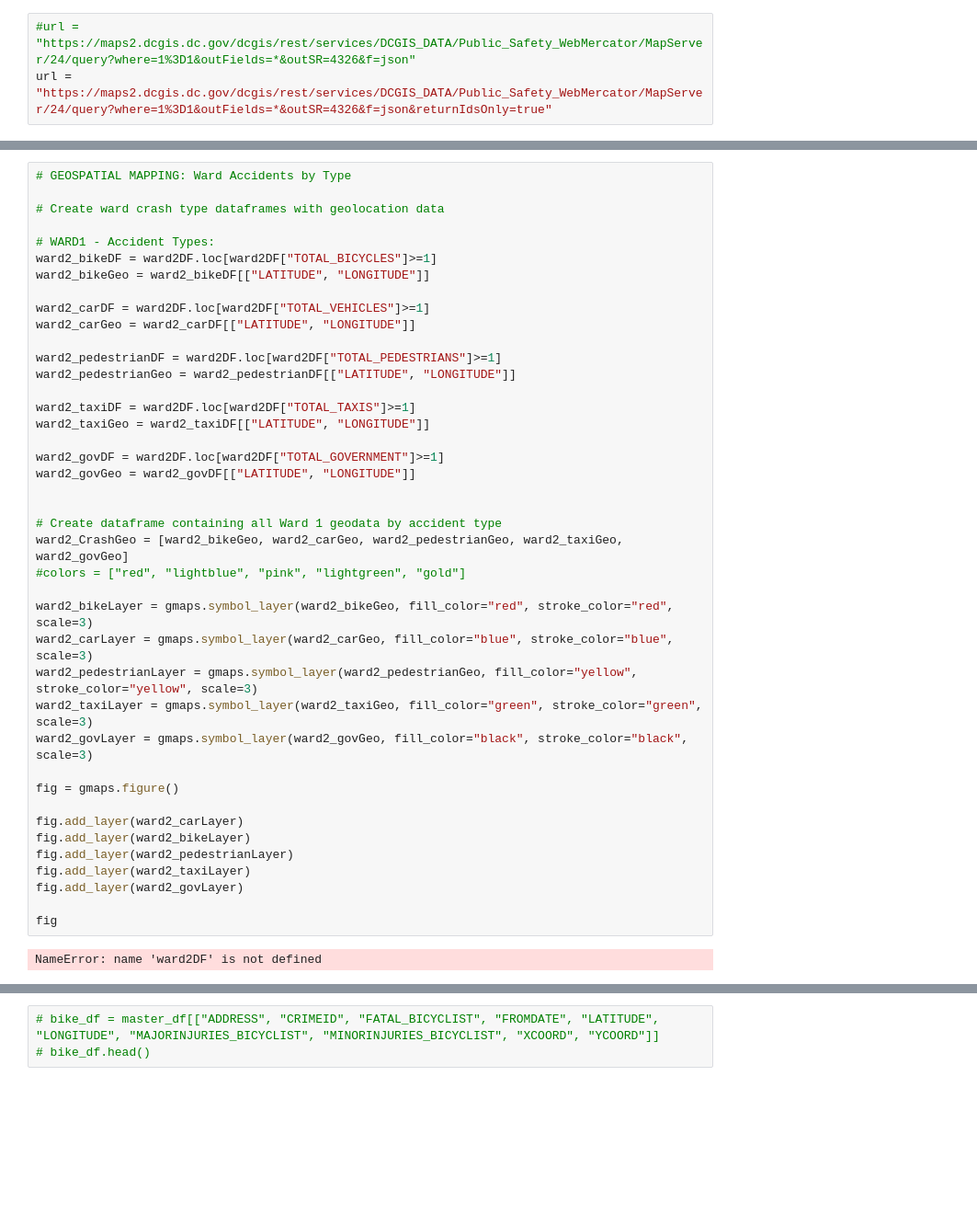
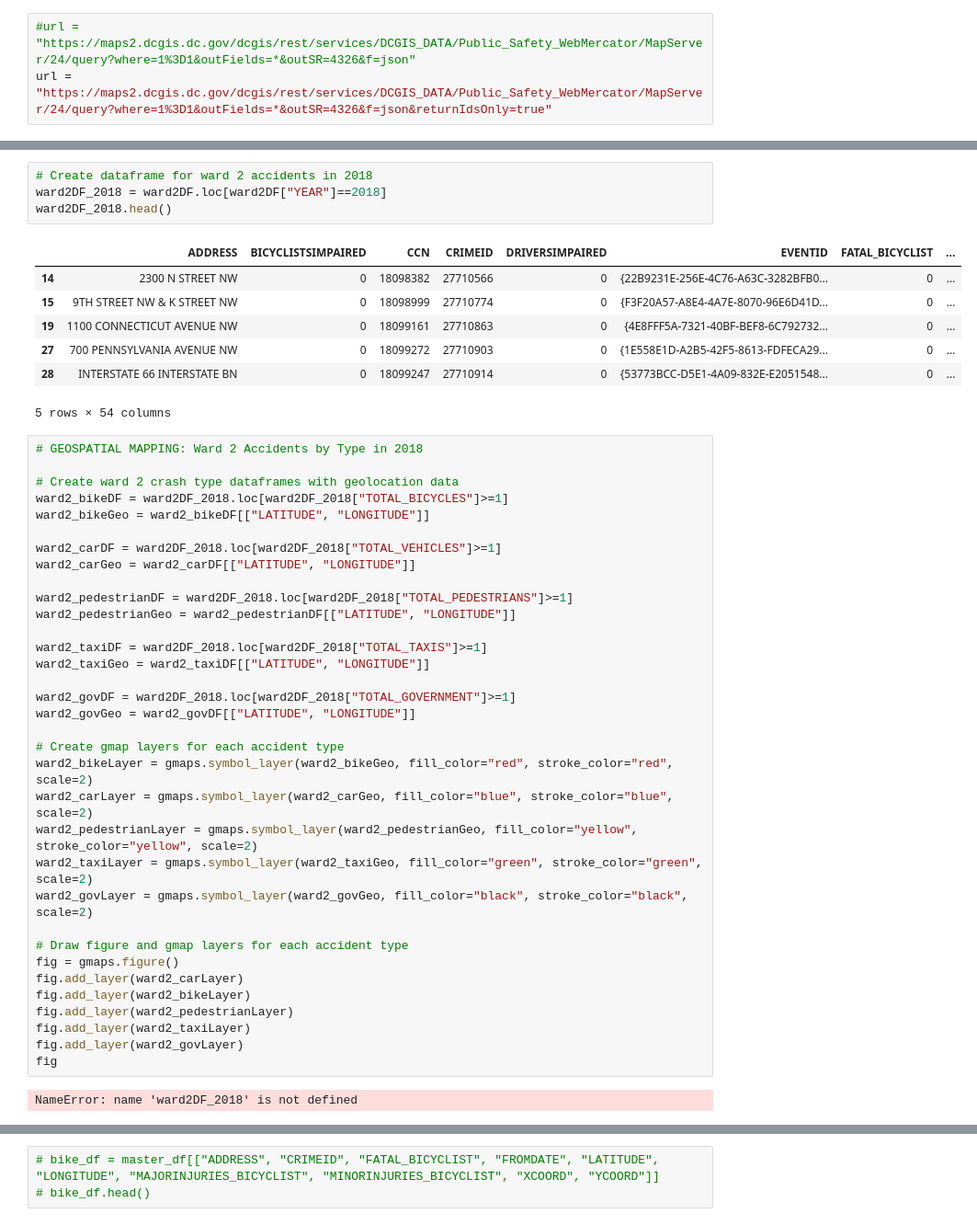
Before and after one commit to kniina/DC-Accident-Report, a Jupyter notebook: DC Crash Report.ipynb, the cells around one changed output, grey strips where cells are left out. Shown at 92% size. Saved outputs shown, nothing was run; the diff lists cells and outputs as text; blank space fills up the shorter version.

```diff
--- a/DC Crash Report.ipynb
+++ b/DC Crash Report.ipynb
@@ -352,43 +294,48 @@ plt.show()
+# %%
+# Create dataframe for ward 2 accidents in 2018
+ward2DF_2018 = ward2DF.loc[ward2DF["YEAR"]==2018]
+ward2DF_2018.head()
+# %% [output]
+|  | ADDRESS | BICYCLISTSIMPAIRED | CCN | CRIMEID | DRIVERSIMPAIRED | EVENTID | FATAL_BICYCLIST | ... |
+| 14 | 2300 N STREET NW | 0 | 18098382 | 27710566 | 0 | {22B9231E-256E-4C76-A63C-3282BFB0... | 0 | ... |
+| 15 | 9TH STREET NW & K STREET NW | 0 | 18098999 | 27710774 | 0 | {F3F20A57-A8E4-4A7E-8070-96E6D41D... | 0 | ... |
+| 19 | 1100 CONNECTICUT AVENUE NW | 0 | 18099161 | 27710863 | 0 | {4E8FFF5A-7321-40BF-BEF8-6C792732... | 0 | ... |
+| 27 | 700 PENNSYLVANIA AVENUE NW | 0 | 18099272 | 27710903 | 0 | {1E558E1D-A2B5-42F5-8613-FDFECA29... | 0 | ... |
+| 28 | INTERSTATE 66 INTERSTATE BN | 0 | 18099247 | 27710914 | 0 | {53773BCC-D5E1-4A09-832E-E2051548... | 0 | ... |
+5 rows × 54 columns
 # %%
-# GEOSPATIAL MAPPING: Ward Accidents by Type
+# GEOSPATIAL MAPPING: Ward 2 Accidents by Type in 2018
 
-# Create ward crash type dataframes with geolocation data
-
-# WARD1 - Accident Types:
-ward2_bikeDF = ward2DF.loc[ward2DF["TOTAL_BICYCLES"]>=1]
+# Create ward 2 crash type dataframes with geolocation data
+ward2_bikeDF = ward2DF_2018.loc[ward2DF_2018["TOTAL_BICYCLES"]>=1]
 ward2_bikeGeo = ward2_bikeDF[["LATITUDE", "LONGITUDE"]]
 
-ward2_carDF = ward2DF.loc[ward2DF["TOTAL_VEHICLES"]>=1]
+ward2_carDF = ward2DF_2018.loc[ward2DF_2018["TOTAL_VEHICLES"]>=1]
 ward2_carGeo = ward2_carDF[["LATITUDE", "LONGITUDE"]]
 
-ward2_pedestrianDF = ward2DF.loc[ward2DF["TOTAL_PEDESTRIANS"]>=1]
+ward2_pedestrianDF = ward2DF_2018.loc[ward2DF_2018["TOTAL_PEDESTRIANS"]>=1]
 ward2_pedestrianGeo = ward2_pedestrianDF[["LATITUDE", "LONGITUDE"]]
 
-ward2_taxiDF = ward2DF.loc[ward2DF["TOTAL_TAXIS"]>=1]
+ward2_taxiDF = ward2DF_2018.loc[ward2DF_2018["TOTAL_TAXIS"]>=1]
 ward2_taxiGeo = ward2_taxiDF[["LATITUDE", "LONGITUDE"]]
 
-ward2_govDF = ward2DF.loc[ward2DF["TOTAL_GOVERNMENT"]>=1]
+ward2_govDF = ward2DF_2018.loc[ward2DF_2018["TOTAL_GOVERNMENT"]>=1]
 ward2_govGeo = ward2_govDF[["LATITUDE", "LONGITUDE"]]
 
+# Create gmap layers for each accident type
+ward2_bikeLayer = gmaps.symbol_layer(ward2_bikeGeo, fill_color="red", stroke_color="red", scale=2)
+ward2_carLayer = gmaps.symbol_layer(ward2_carGeo, fill_color="blue", stroke_color="blue", scale=2)
+ward2_pedestrianLayer = gmaps.symbol_layer(ward2_pedestrianGeo, fill_color="yellow", stroke_color="yellow", scale=2)
+ward2_taxiLayer = gmaps.symbol_layer(ward2_taxiGeo, fill_color="green", stroke_color="green", scale=2)
+ward2_govLayer = gmaps.symbol_layer(ward2_govGeo, fill_color="black", stroke_color="black", scale=2)
 
-# Create dataframe containing all Ward 1 geodata by accident type
-ward2_CrashGeo = [ward2_bikeGeo, ward2_carGeo, ward2_pedestrianGeo, ward2_taxiGeo, ward2_govGeo]
-#colors = ["red", "lightblue", "pink", "lightgreen", "gold"]
-
-ward2_bikeLayer = gmaps.symbol_layer(ward2_bikeGeo, fill_color="red", stroke_color="red", scale=3)
-ward2_carLayer = gmaps.symbol_layer(ward2_carGeo, fill_color="blue", stroke_color="blue", scale=3)
-ward2_pedestrianLayer = gmaps.symbol_layer(ward2_pedestrianGeo, fill_color="yellow", stroke_color="yellow", scale=3)
-ward2_taxiLayer = gmaps.symbol_layer(ward2_taxiGeo, fill_color="green", stroke_color="green", scale=3)
-ward2_govLayer = gmaps.symbol_layer(ward2_govGeo, fill_color="black", stroke_color="black", scale=3)
-
+# Draw figure and gmap layers for each accident type
 fig = gmaps.figure()
-
 fig.add_layer(ward2_carLayer)
 fig.add_layer(ward2_bikeLayer)
 fig.add_layer(ward2_pedestrianLayer)
 fig.add_layer(ward2_taxiLayer)
 fig.add_layer(ward2_govLayer)
-
 fig
 # %% [output]
-NameError: name 'ward2DF' is not defined
+NameError: name 'ward2DF_2018' is not defined
```
Also changed, not shown: parts of 14 cells of this notebook, 9 other files.
